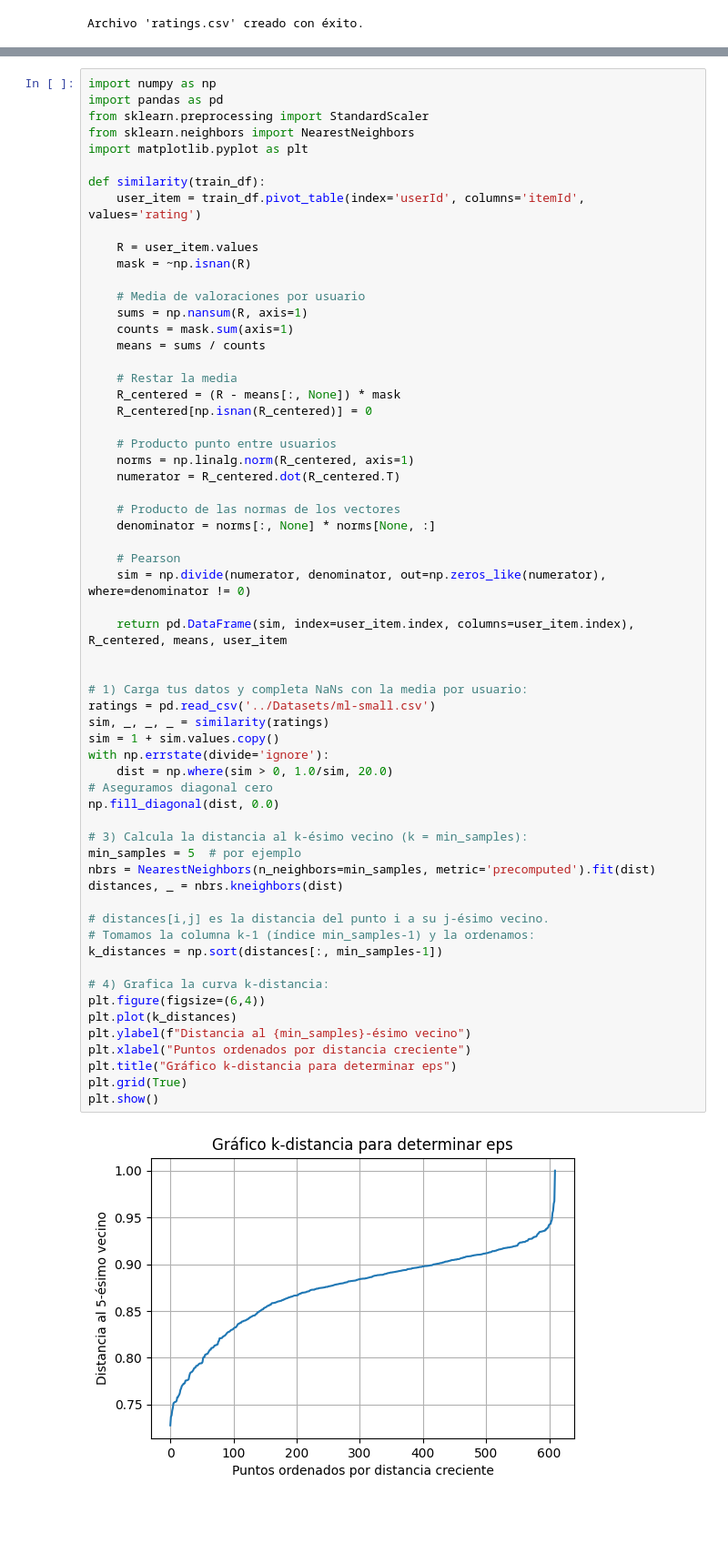
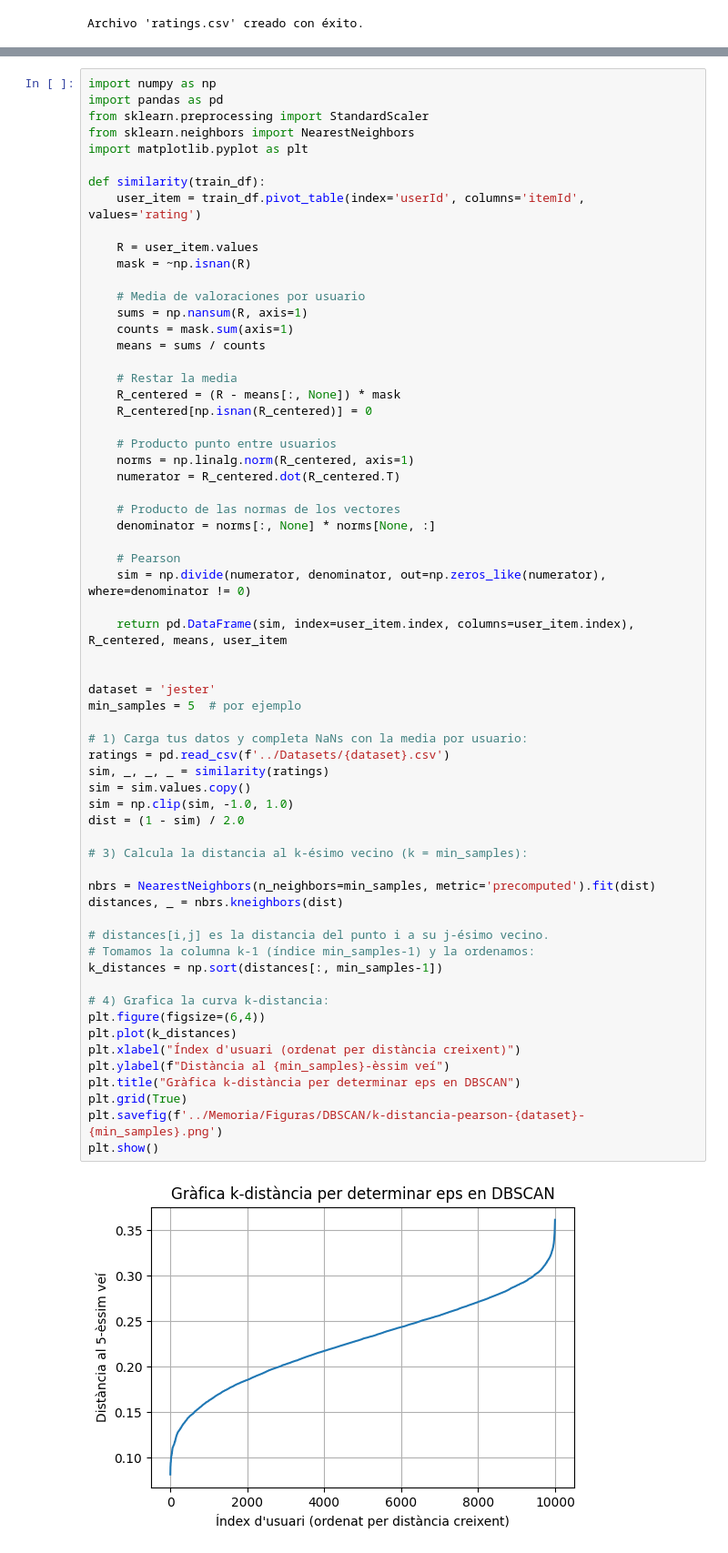
Before and after one commit to Polfono/clustering-recommenders, a Jupyter notebook: Code/datasetsTransform.ipynb, the cells around one changed output, grey strips where cells are left out. Shown at 91% size. Drawn from its saved outputs; the diff is of its cells as text; blank space fills up the shorter version.

```diff
--- a/Code/datasetsTransform.ipynb
+++ b/Code/datasetsTransform.ipynb
@@ -386,41 +386,43 @@ def similarity(train_df):
     # Producto punto entre usuarios
     norms = np.linalg.norm(R_centered, axis=1)
     numerator = R_centered.dot(R_centered.T)
 
     # Producto de las normas de los vectores
     denominator = norms[:, None] * norms[None, :]
 
     # Pearson
     sim = np.divide(numerator, denominator, out=np.zeros_like(numerator), where=denominator != 0)
 
     return pd.DataFrame(sim, index=user_item.index, columns=user_item.index), R_centered, means, user_item
 
 
+dataset = 'jester'
+min_samples = 5  # por ejemplo
+
 # 1) Carga tus datos y completa NaNs con la media por usuario:
-ratings = pd.read_csv('../Datasets/ml-small.csv')
+ratings = pd.read_csv(f'../Datasets/{dataset}.csv')
 sim, _, _, _ = similarity(ratings)
-sim = 1 + sim.values.copy()
-with np.errstate(divide='ignore'):
-    dist = np.where(sim > 0, 1.0/sim, 20.0)
-# Aseguramos diagonal cero
-np.fill_diagonal(dist, 0.0)
+sim = sim.values.copy()
+sim = np.clip(sim, -1.0, 1.0)
+dist = (1 - sim) / 2.0
 
 # 3) Calcula la distancia al k-ésimo vecino (k = min_samples):
-min_samples = 5  # por ejemplo
+
 nbrs = NearestNeighbors(n_neighbors=min_samples, metric='precomputed').fit(dist)
 distances, _ = nbrs.kneighbors(dist)
 
 # distances[i,j] es la distancia del punto i a su j-ésimo vecino.
 # Tomamos la columna k-1 (índice min_samples-1) y la ordenamos:
 k_distances = np.sort(distances[:, min_samples-1])
 
 # 4) Grafica la curva k-distancia:
 plt.figure(figsize=(6,4))
 plt.plot(k_distances)
-plt.ylabel(f"Distancia al {min_samples}-ésimo vecino")
-plt.xlabel("Puntos ordenados por distancia creciente")
-plt.title("Gráfico k-distancia para determinar eps")
+plt.xlabel("Índex d'usuari (ordenat per distància creixent)")
+plt.ylabel(f"Distància al {min_samples}-èssim veí")
+plt.title("Gràfica k-distància per determinar eps en DBSCAN")
 plt.grid(True)
+plt.savefig(f'../Memoria/Figuras/DBSCAN/k-distancia-pearson-{dataset}-{min_samples}.png')
 plt.show()
 # %% [output]
-[figure, old version]
+[figure, new version]
```
Also changed, not shown: parts of 1 cell of this notebook, 47 other files.
